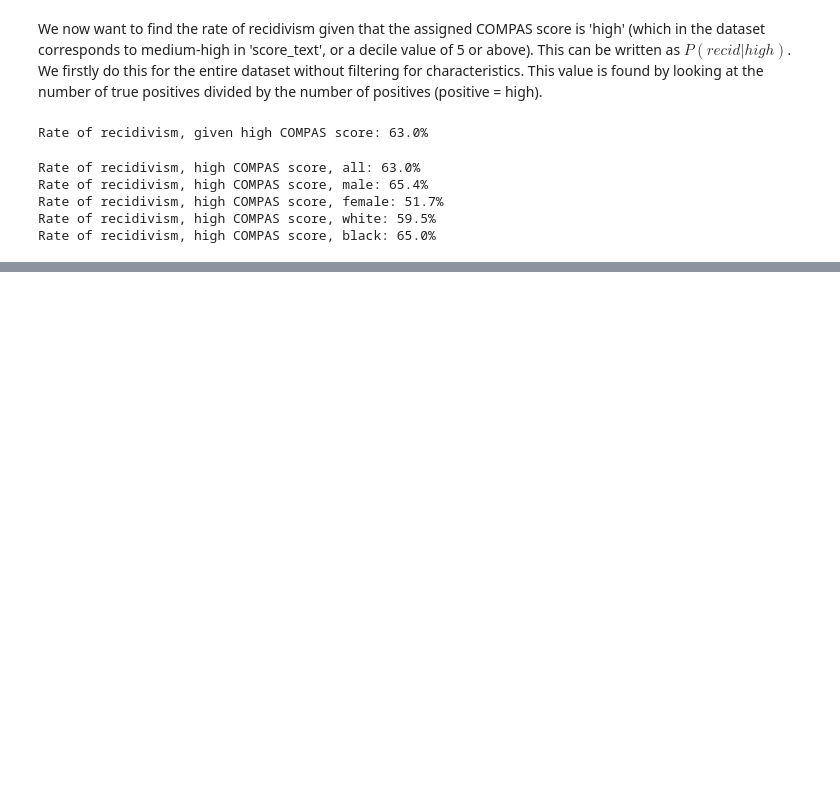
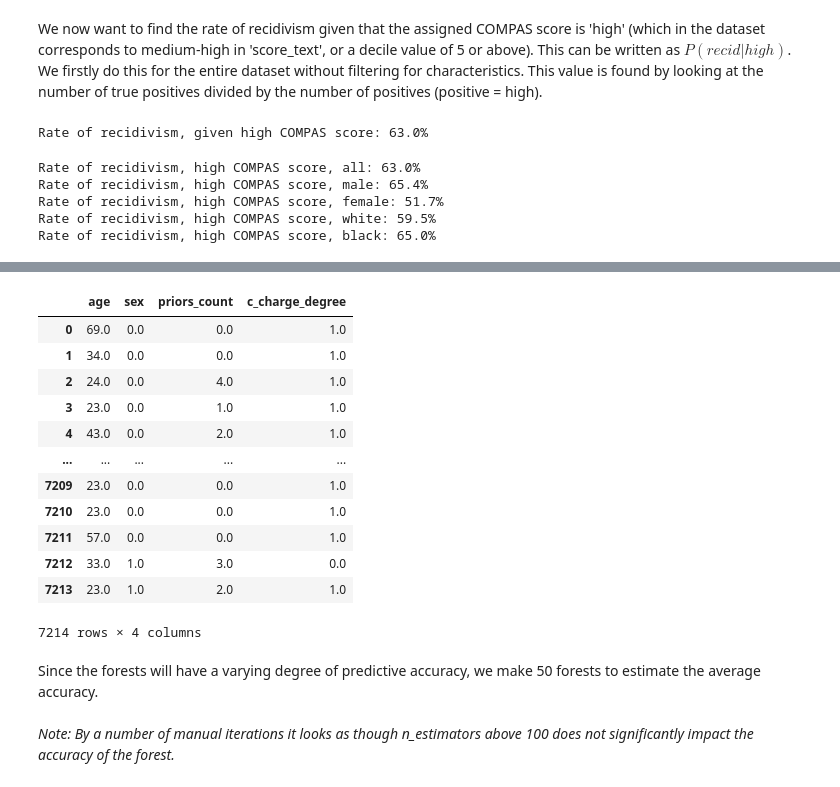
Before and after one commit to kajassandnes/HON2200_compas, a Jupyter notebook: compas_jakob.ipynb, the cells around one changed output, grey strips where cells are left out. Cells and saved outputs as stored; diff of their text form; code cells hidden in the pictures; blank space fills up the shorter version.

```diff
--- a/compas_jakob.ipynb
+++ b/compas_jakob.ipynb
@@ -76,0 +136,34 @@ Rate of recidivism, high COMPAS score, black: 65.0%
+# %%
+data = pd.read_csv('compas-scores-two-years.csv')
+filter = data['sex'] == 'Female'
+
+data.loc[~filter, 'sex'] = 0.0 #males
+data.loc[filter, 'sex'] = 1.0 #females
+
+filter = data['c_charge_degree'] == 'F'
+data.loc[filter, 'c_charge_degree'] = 1.0 # Felony
+
+filter = data['c_charge_degree'] == 'M'
+data.loc[filter, 'c_charge_degree'] = 0.0 # Misdemeanor
+
+data['priors_count'] = np.array(data['priors_count'], dtype=float) #converting integers to floats for the final Partial Dependence plot
+data['age'] = np.array(data['age'], dtype=float) #converting integers to floats for the final Partial Dependence plot
+
+data[['age','sex','priors_count','c_charge_degree']] #
+# %% [output]
+|  | age | sex | priors_count | c_charge_degree |
+| 0 | 69.0 | 0.0 | 0.0 | 1.0 |
+| 1 | 34.0 | 0.0 | 0.0 | 1.0 |
+| 2 | 24.0 | 0.0 | 4.0 | 1.0 |
+| 3 | 23.0 | 0.0 | 1.0 | 1.0 |
+| 4 | 43.0 | 0.0 | 2.0 | 1.0 |
+| ... | ... | ... | ... | ... |
+| 7209 | 23.0 | 0.0 | 0.0 | 1.0 |
+| 7210 | 23.0 | 0.0 | 0.0 | 1.0 |
+| 7211 | 57.0 | 0.0 | 0.0 | 1.0 |
+| 7212 | 33.0 | 1.0 | 3.0 | 0.0 |
+| 7213 | 23.0 | 1.0 | 2.0 | 1.0 |
+7214 rows × 4 columns
+# %% [markdown]
+Since the forests will have a varying degree of predictive accuracy, we make 50 forests to estimate the average accuracy. <br><br>
+_Note: By a number of manual iterations it looks as though n_estimators above 100 does not significantly impact the accuracy of the forest._
```
Also changed, not shown: parts of 21 cells of this notebook.
